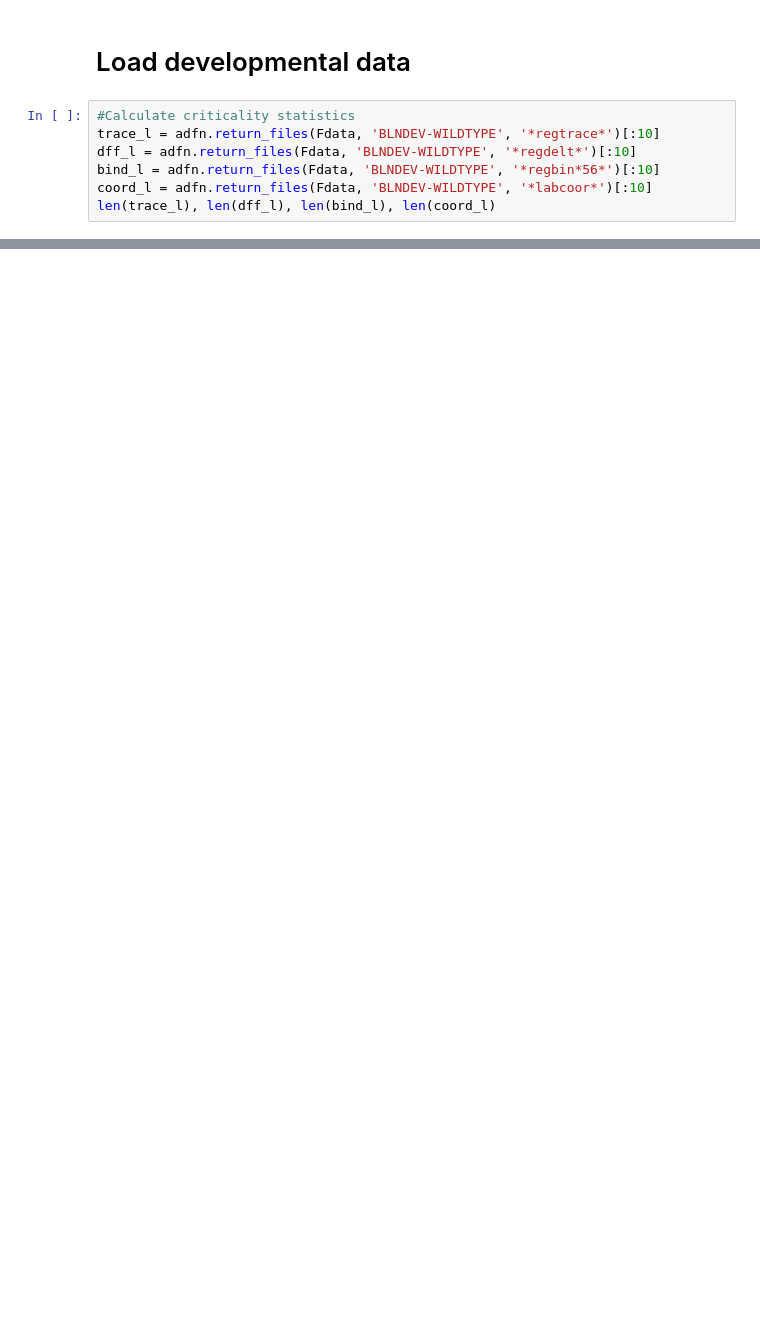
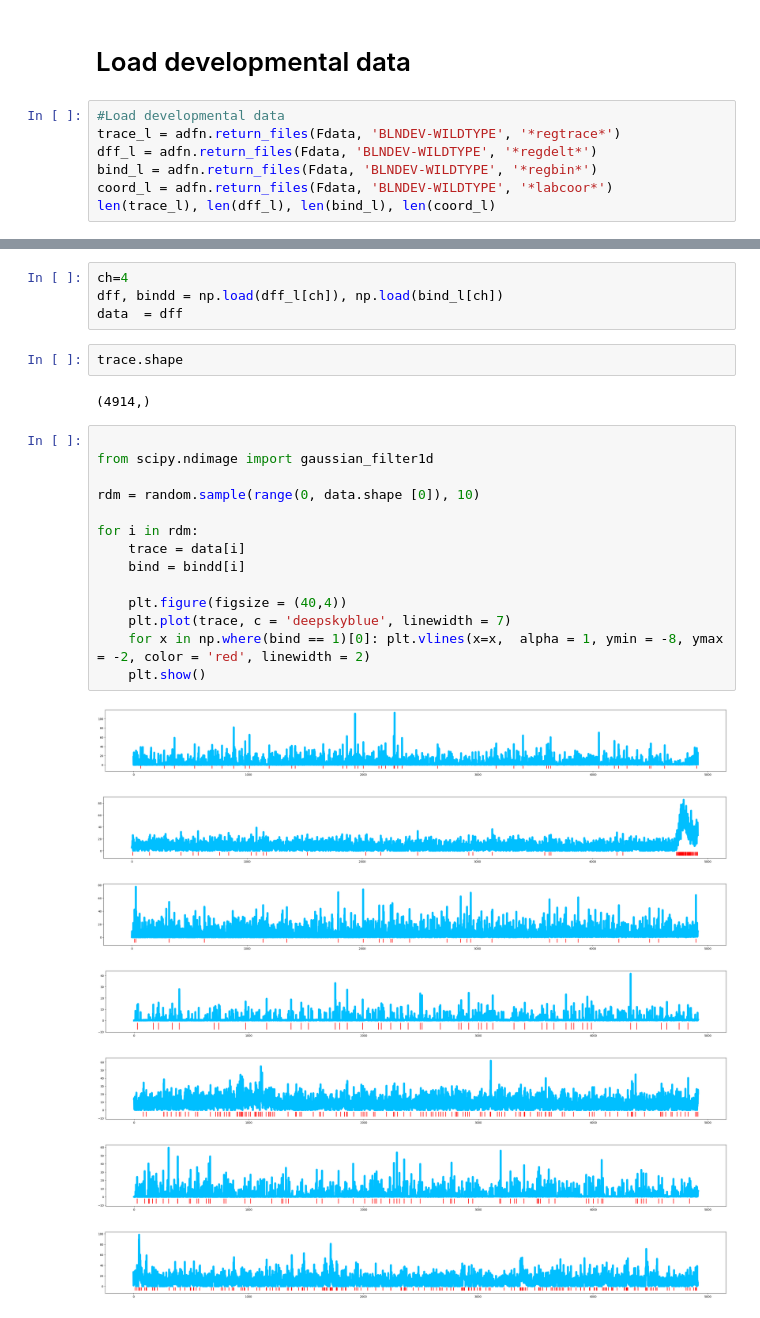
Before and after one commit to dmnburrows/multiscale_dev_dynamics, a Jupyter notebook: dev_dynamics.ipynb, the cells around one changed output, grey strips where cells are left out. Cells and saved outputs as stored; diff of their text form; blank space fills up the shorter version.

```diff
--- a/dev_dynamics.ipynb
+++ b/dev_dynamics.ipynb
@@ -31,10 +33,10 @@ sys.version
 # %% [markdown]
 # Load developmental data
 # %%
-#Calculate criticality statistics
-trace_l = adfn.return_files(Fdata, 'BLNDEV-WILDTYPE', '*regtrace*')[:10]
-dff_l = adfn.return_files(Fdata, 'BLNDEV-WILDTYPE', '*regdelt*')[:10]
-bind_l = adfn.return_files(Fdata, 'BLNDEV-WILDTYPE', '*regbin*56*')[:10]
-coord_l = adfn.return_files(Fdata, 'BLNDEV-WILDTYPE', '*labcoor*')[:10]
+#Load developmental data
+trace_l = adfn.return_files(Fdata, 'BLNDEV-WILDTYPE', '*regtrace*')
+dff_l = adfn.return_files(Fdata, 'BLNDEV-WILDTYPE', '*regdelt*')
+bind_l = adfn.return_files(Fdata, 'BLNDEV-WILDTYPE', '*regbin*')
+coord_l = adfn.return_files(Fdata, 'BLNDEV-WILDTYPE', '*labcoor*')
 len(trace_l), len(dff_l), len(bind_l), len(coord_l)
 # %% [output]
@@ -54,0 +64,30 @@ trace_l
+# %%
+ch=4
+dff, bindd = np.load(dff_l[ch]), np.load(bind_l[ch])
+data  = dff
+# %%
+trace.shape
+# %% [output]
+(4914,)
+# %%
+
+from scipy.ndimage import gaussian_filter1d
+
+rdm = random.sample(range(0, data.shape [0]), 10)
+
+for i in rdm:
+    trace = data[i]
+    bind = bindd[i]
+
+    plt.figure(figsize = (40,4))
+    plt.plot(trace, c = 'deepskyblue', linewidth = 7)
+    for x in np.where(bind == 1)[0]: plt.vlines(x=x,  alpha = 1, ymin = -8, ymax = -2, color = 'red', linewidth = 2)
+    plt.show()
+# %% [output]
+[figure, added]
+[figure, added]
+[figure, added]
+[figure, added]
+[figure, added]
+[figure, added]
+[figure, added]
```
Also changed, not shown: parts of 16 cells of this notebook, 1 other file.
